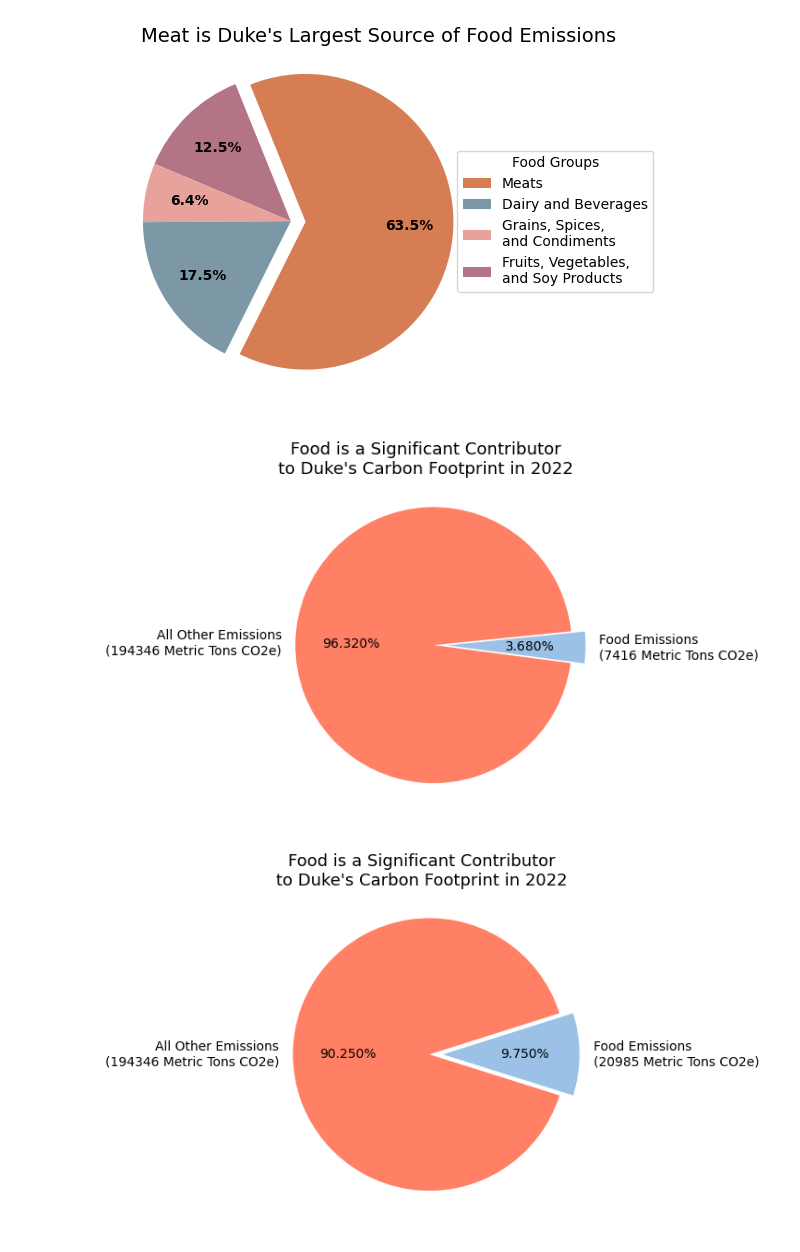
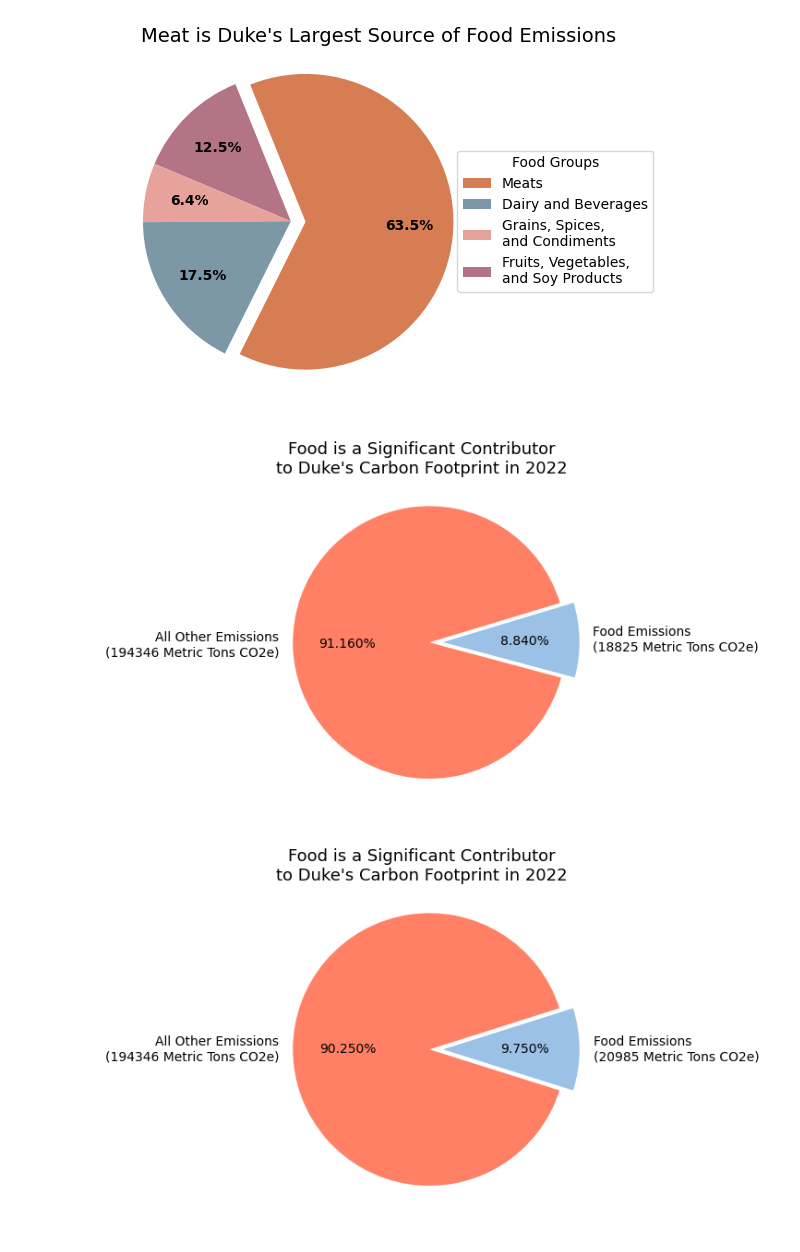
Before and after one commit to ethansong206/Climate-Plus-Project, a Jupyter notebook: DataCleaning.ipynb, the cells around one changed output. Saved outputs shown, nothing was run; the diff lists cells and outputs as text; code cells hidden in the pictures.

```diff
--- a/DataCleaning.ipynb
+++ b/DataCleaning.ipynb
@@ -854,21 +865,21 @@ plt.show()
 [figure]
 # %%
 #@title Visualize Total Food Emissions
-data = [3.68, 96.32]
+data = [8.84, 91.16]
 explode = [0.1, 0]
-keys = ['Food Emissions\n(7416 Metric Tons CO2e)', \
+keys = ['Food Emissions\n(18825 Metric Tons CO2e)', \
         'All Other Emissions\n(194346 Metric Tons CO2e)']
 
 colors = ["#9BC2E6", "#FF8065"]
 
 plt.pie(data, labels=keys, colors=colors, autopct='%.3f%%', \
-        explode = explode, startangle = -7.5)
+        explode = explode, startangle = -15)
 plt.suptitle('Food is a Significant Contributor\nto Duke\'s Carbon Footprint in 2022',
              y = .95, fontsize = 13)
 
 plt.show()
 # %% [output]
-[figure, old version]
+[figure, new version]
 # %%
 #@title Visualize Total Food Emissions (MP * 10)
 data = [9.75, 90.25]
```
Also changed, not shown: parts of 3 cells of this notebook.
